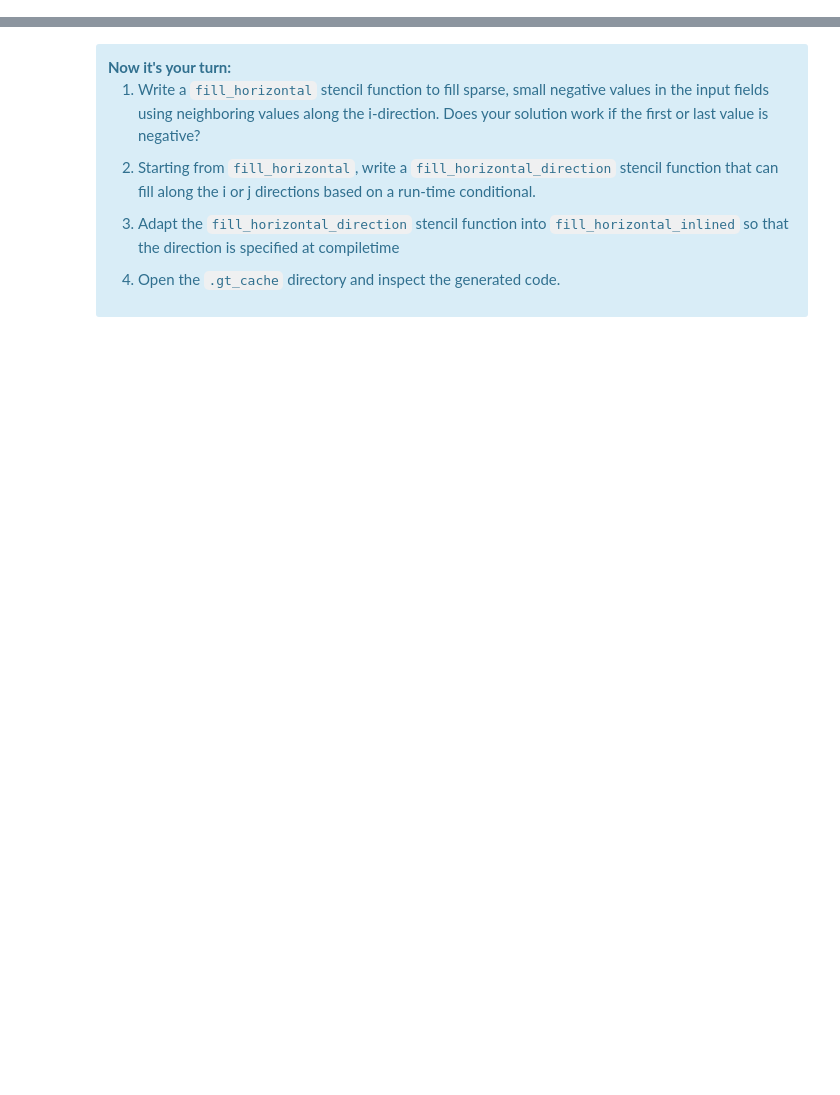
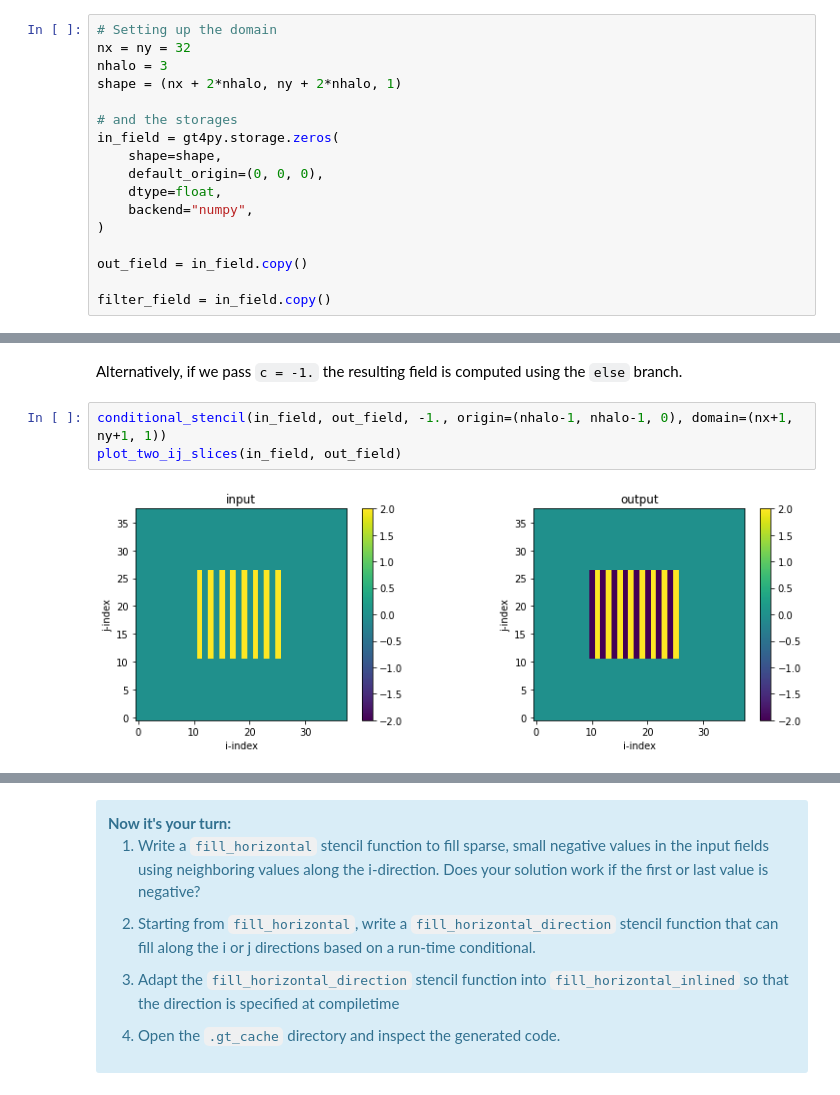
Before and after one commit to ai2cm/dsl_workshop, a Jupyter notebook: notebooks/Session-2A.ipynb, the cells around one changed output, grey strips where cells are left out. Drawn from its saved outputs; the diff is of its cells as text; blank space fills up the shorter version.

```diff
--- a/notebooks/Session-2A.ipynb
+++ b/notebooks/Session-2A.ipynb
@@ -446,0 +24,17 @@ plot_two_ij_slices(in_storage, out_storage)
+# %%
+# Setting up the domain
+nx = ny = 32
+nhalo = 3
+shape = (nx + 2*nhalo, ny + 2*nhalo, 1)
+
+# and the storages
+in_field = gt4py.storage.zeros(
+    shape=shape,
+    default_origin=(0, 0, 0),
+    dtype=float,
+    backend="numpy",
+)
+
+out_field = in_field.copy()
+
+filter_field = in_field.copy()
@@ -446,0 +82,7 @@ plot_two_ij_slices(in_storage, out_storage)
+# %% [markdown]
+Alternatively, if we pass `c = -1.` the resulting field is computed using the `else` branch.
+# %%
+conditional_stencil(in_field, out_field, -1., origin=(nhalo-1, nhalo-1, 0), domain=(nx+1, ny+1, 1))
+plot_two_ij_slices(in_field, out_field)
+# %% [output]
+[figure, added]
```
Also changed, not shown: parts of 62 cells of this notebook.
